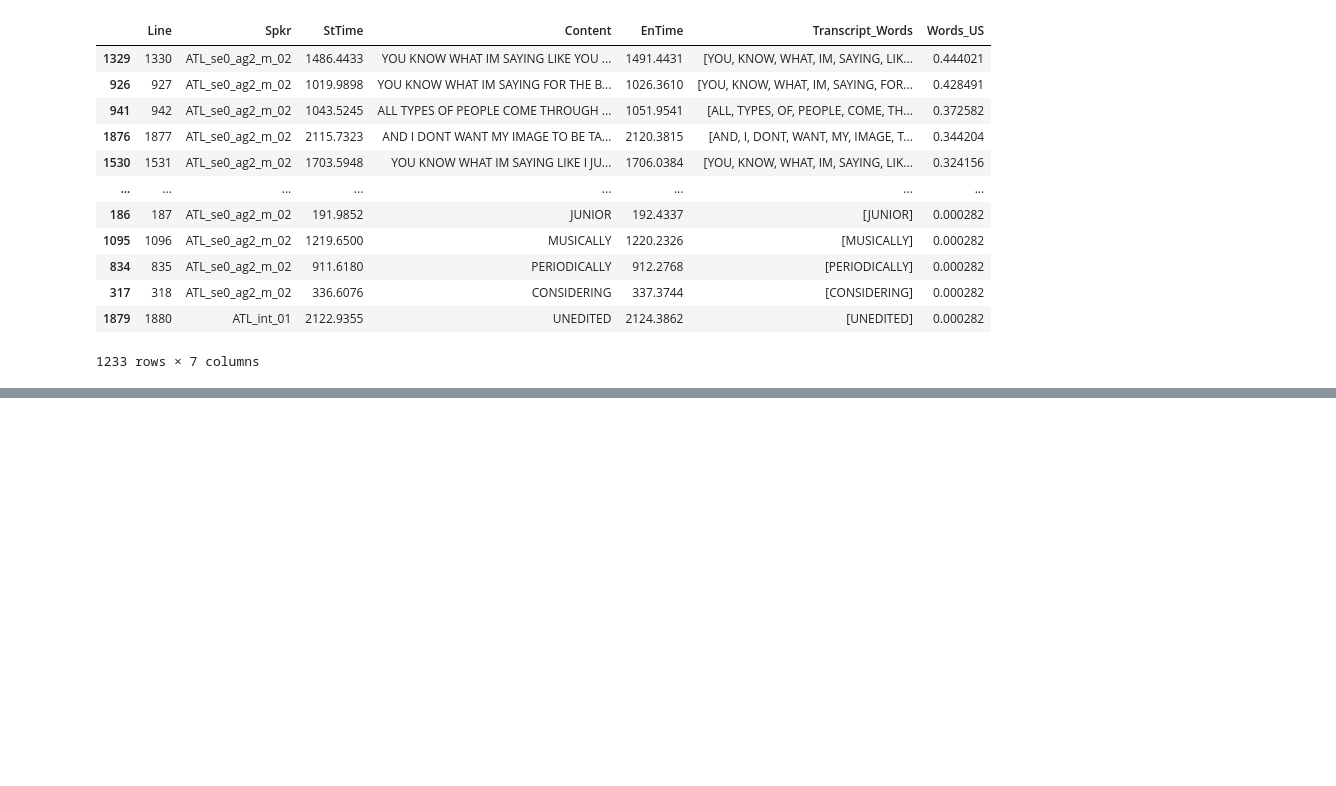
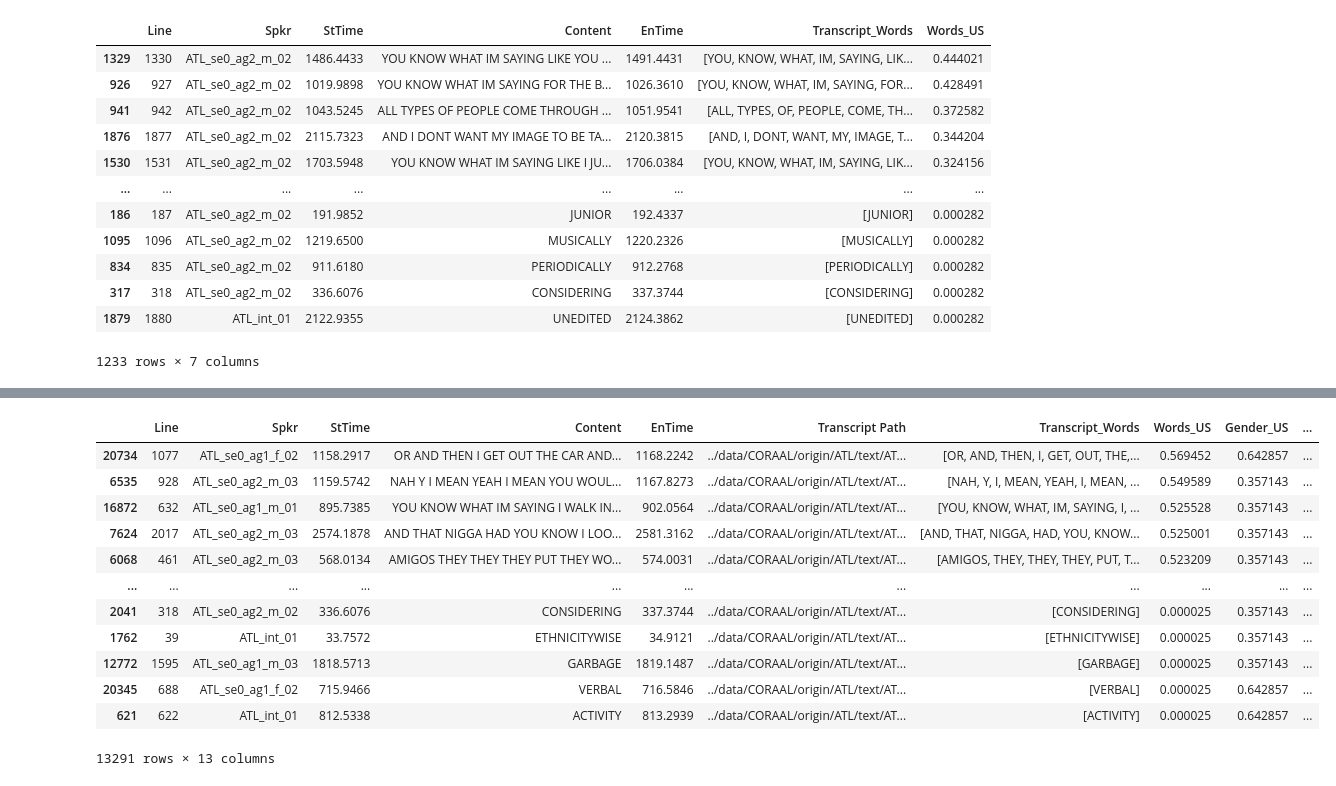
Before and after one commit to NACME-AIML-2024/final-project-dialect-dynamics, a Jupyter notebook: notebooks/aaveDemographic-eda.ipynb, the cells around one changed output, grey strips where cells are left out. Saved outputs shown, nothing was run; the diff lists cells and outputs as text; code cells hidden in the pictures; blank space fills up the shorter version.

Commit message:
Finished ATL data analysis and visuals

```diff
--- a/notebooks/aaveDemographic-eda.ipynb
+++ b/notebooks/aaveDemographic-eda.ipynb
@@ -462,6 +465,8 @@ print(TestTrainScore(0.2, df_ATL))
 print(100 - df_ATL['pareto_distribution'][0])
 # %% [output]
 82.15686274509804
+# %%
+df_ATL_copy = df_ATL.copy()
 # %%
 weight_matrix = [
     [5, 100, 5],
@@ -682,0 +690,26 @@ See the caveats in the documentation: https://pandas.pydata.org/pandas-docs/stab
+# %%
+# Sebastian's Code to combine text files:
+
+# Set the path to your directory
+transcript_dir = '../data/CORAAL/origin/ATL/text/'
+
+# Create a list of file paths
+transcript_paths = [os.path.join(transcript_dir, filename) for filename in os.listdir(transcript_dir) if filename.endswith('.txt')]
+
+def transcript_properties(filepath):
+    df = pd.read_csv(filepath, delimiter="\t", index_col="Line")
+    df['Transcript Path'] = filepath
+    return df
+
+# List to hold individual DataFrames
+transcript_df = []
+
+# Iterate through each file path, read the DataFrame, and append it to the list
+for path in transcript_paths:
+    transcript_df.append(transcript_properties(path))
+
+# Concatenate all DataFrames in the list into a single DataFrame
+transcript_df = pd.concat(transcript_df).reset_index()
+
+# Display the combined DataFrame
+transcript_df
@@ -682,0 +730,3 @@ See the caveats in the documentation: https://pandas.pydata.org/pandas-docs/stab
+# %%
+transcript_df = WordsUniquenessScoreGenerate(transcript_df, 'Content')
+transcript_df
@@ -682,0 +757,21 @@ See the caveats in the documentation: https://pandas.pydata.org/pandas-docs/stab
+# %%
+columns_list = []
+for i in feature_list:
+    columns_list.append(f'{i}_US')
+
+transcript_df = mergeUniqueScores(transcript_df, df_ATL_copy, 'CORAAL.File', 'Transcript Path', columns_list, transcript_dir)
+transcript_df
+# %% [output]
+|  | Line | Spkr | StTime | Content | EnTime | Transcript Path | Transcript_Words | Words_US | Gender_US | ... |
+| 20734 | 1077 | ATL_se0_ag1_f_02 | 1158.2917 | OR AND THEN I GET OUT THE CAR AND... | 1168.2242 | ../data/CORAAL/origin/ATL/text/AT... | [OR, AND, THEN, I, GET, OUT, THE,... | 0.569452 | 0.642857 | ... |
+| 6535 | 928 | ATL_se0_ag2_m_03 | 1159.5742 | NAH Y I MEAN YEAH I MEAN YOU WOUL... | 1167.8273 | ../data/CORAAL/origin/ATL/text/AT... | [NAH, Y, I, MEAN, YEAH, I, MEAN, ... | 0.549589 | 0.357143 | ... |
+| 16872 | 632 | ATL_se0_ag1_m_01 | 895.7385 | YOU KNOW WHAT IM SAYING I WALK IN... | 902.0564 | ../data/CORAAL/origin/ATL/text/AT... | [YOU, KNOW, WHAT, IM, SAYING, I, ... | 0.525528 | 0.357143 | ... |
+| 7624 | 2017 | ATL_se0_ag2_m_03 | 2574.1878 | AND THAT NIGGA HAD YOU KNOW I LOO... | 2581.3162 | ../data/CORAAL/origin/ATL/text/AT... | [AND, THAT, NIGGA, HAD, YOU, KNOW... | 0.525001 | 0.357143 | ... |
+| 6068 | 461 | ATL_se0_ag2_m_03 | 568.0134 | AMIGOS THEY THEY THEY PUT THEY WO... | 574.0031 | ../data/CORAAL/origin/ATL/text/AT... | [AMIGOS, THEY, THEY, THEY, PUT, T... | 0.523209 | 0.357143 | ... |
+| ... | ... | ... | ... | ... | ... | ... | ... | ... | ... | ... |
+| 2041 | 318 | ATL_se0_ag2_m_02 | 336.6076 | CONSIDERING | 337.3744 | ../data/CORAAL/origin/ATL/text/AT... | [CONSIDERING] | 0.000025 | 0.357143 | ... |
+| 1762 | 39 | ATL_int_01 | 33.7572 | ETHNICITYWISE | 34.9121 | ../data/CORAAL/origin/ATL/text/AT... | [ETHNICITYWISE] | 0.000025 | 0.357143 | ... |
+| 12772 | 1595 | ATL_se0_ag1_m_03 | 1818.5713 | GARBAGE | 1819.1487 | ../data/CORAAL/origin/ATL/text/AT... | [GARBAGE] | 0.000025 | 0.357143 | ... |
+| 20345 | 688 | ATL_se0_ag1_f_02 | 715.9466 | VERBAL | 716.5846 | ../data/CORAAL/origin/ATL/text/AT... | [VERBAL] | 0.000025 | 0.642857 | ... |
+| 621 | 622 | ATL_int_01 | 812.5338 | ACTIVITY | 813.2939 | ../data/CORAAL/origin/ATL/text/AT... | [ACTIVITY] | 0.000025 | 0.642857 | ... |
+13291 rows × 13 columns
```
Also changed, not shown: parts of 19 cells of this notebook, 1 other file.
